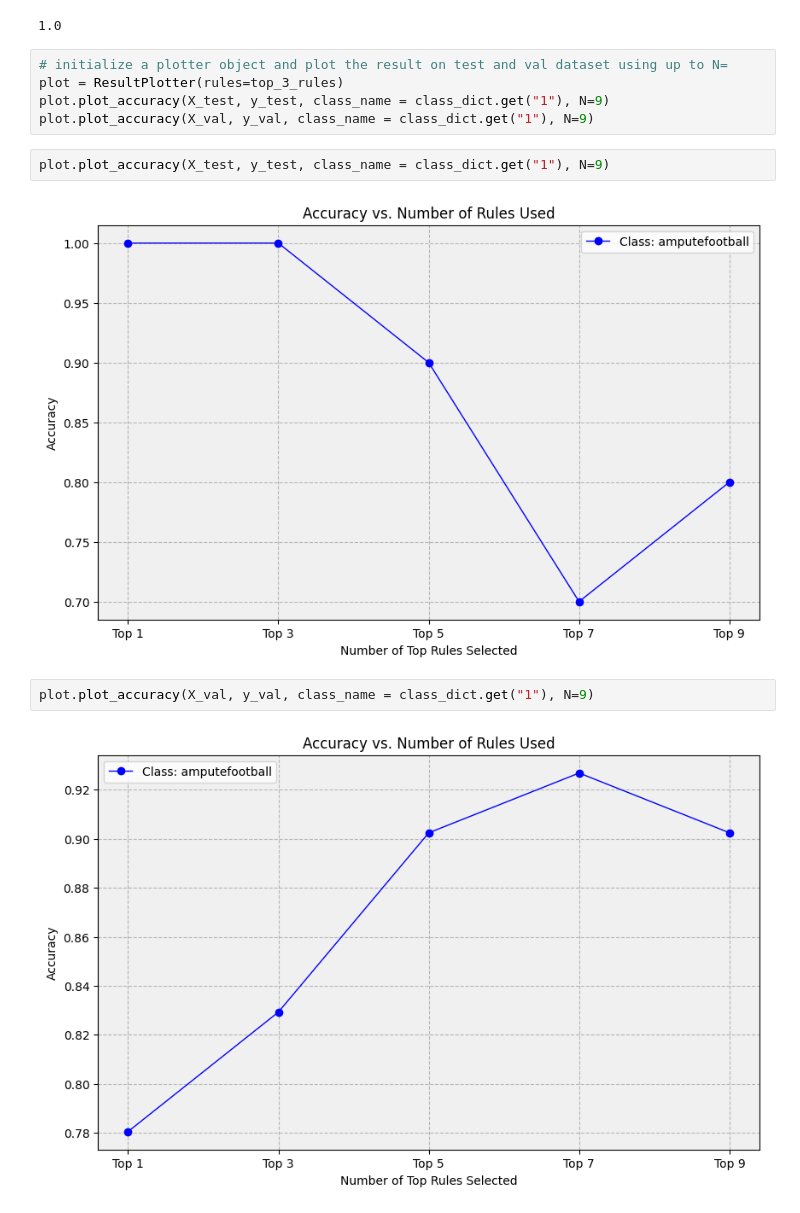
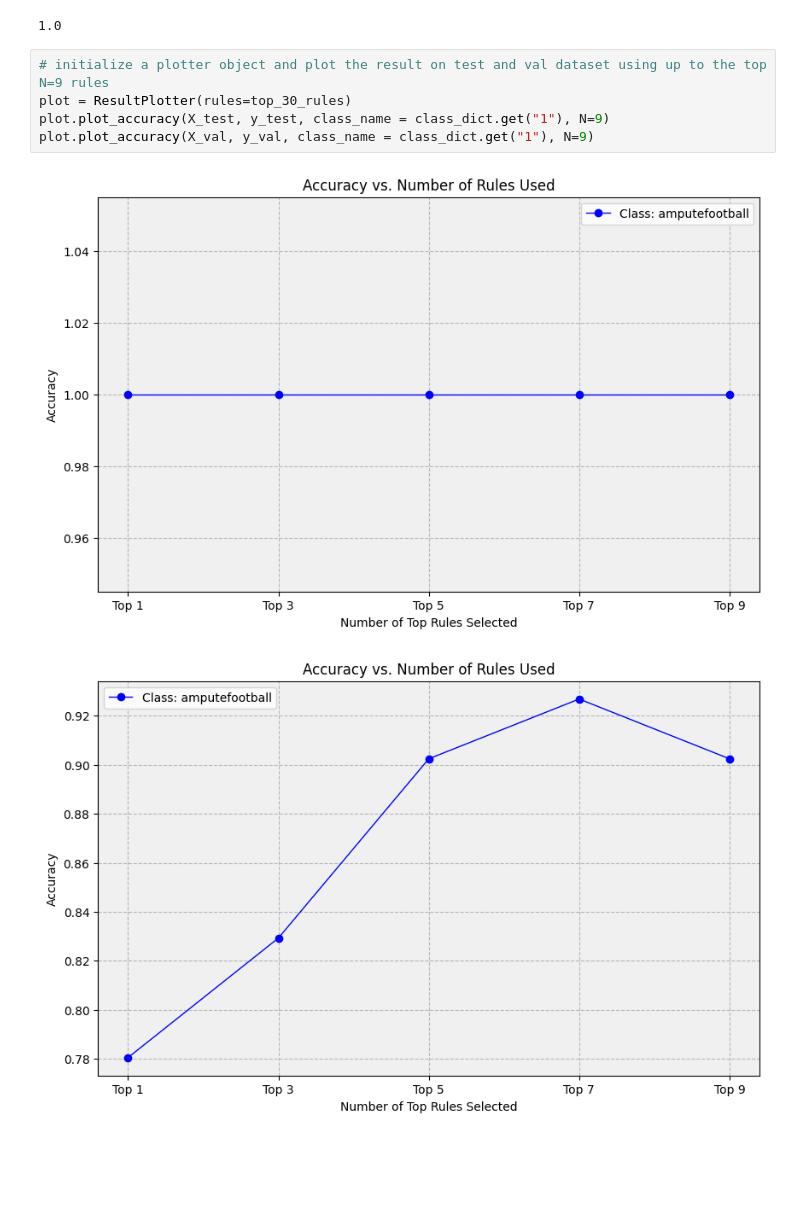
Before and after one commit to HES-XPLAIN/notebooks, a Jupyter notebook: use_case_sport_classification/rules_extraction_demo.ipynb, the cells around one changed output. Drawn from its saved outputs; the diff is of its cells as text; blank space fills up the shorter version.

```diff
--- a/use_case_sport_classification/rules_extraction_demo.ipynb
+++ b/use_case_sport_classification/rules_extraction_demo.ipynb
@@ -108,15 +108,10 @@ rule_handler.score(X_test, y_test, top_30_rules[:3])
 # %% [output]
 1.0
 # %%
-# initialize a plotter object and plot the result on test and val dataset using up to N=
-plot = ResultPlotter(rules=top_3_rules)
+# initialize a plotter object and plot the result on test and val dataset using up to the top N=9 rules
+plot = ResultPlotter(rules=top_30_rules)
 plot.plot_accuracy(X_test, y_test, class_name = class_dict.get("1"), N=9)
 plot.plot_accuracy(X_val, y_val, class_name = class_dict.get("1"), N=9)
+# %% [output]
+[figure, added]
+[figure, added]
-# %%
-plot.plot_accuracy(X_test, y_test, class_name = class_dict.get("1"), N=9)
-# %% [output]
-[figure, removed]
-# %%
-plot.plot_accuracy(X_val, y_val, class_name = class_dict.get("1"), N=9)
-# %% [output]
-[figure, removed]
```
Also changed, not shown: parts of 1 cell of this notebook, 2 other files.
